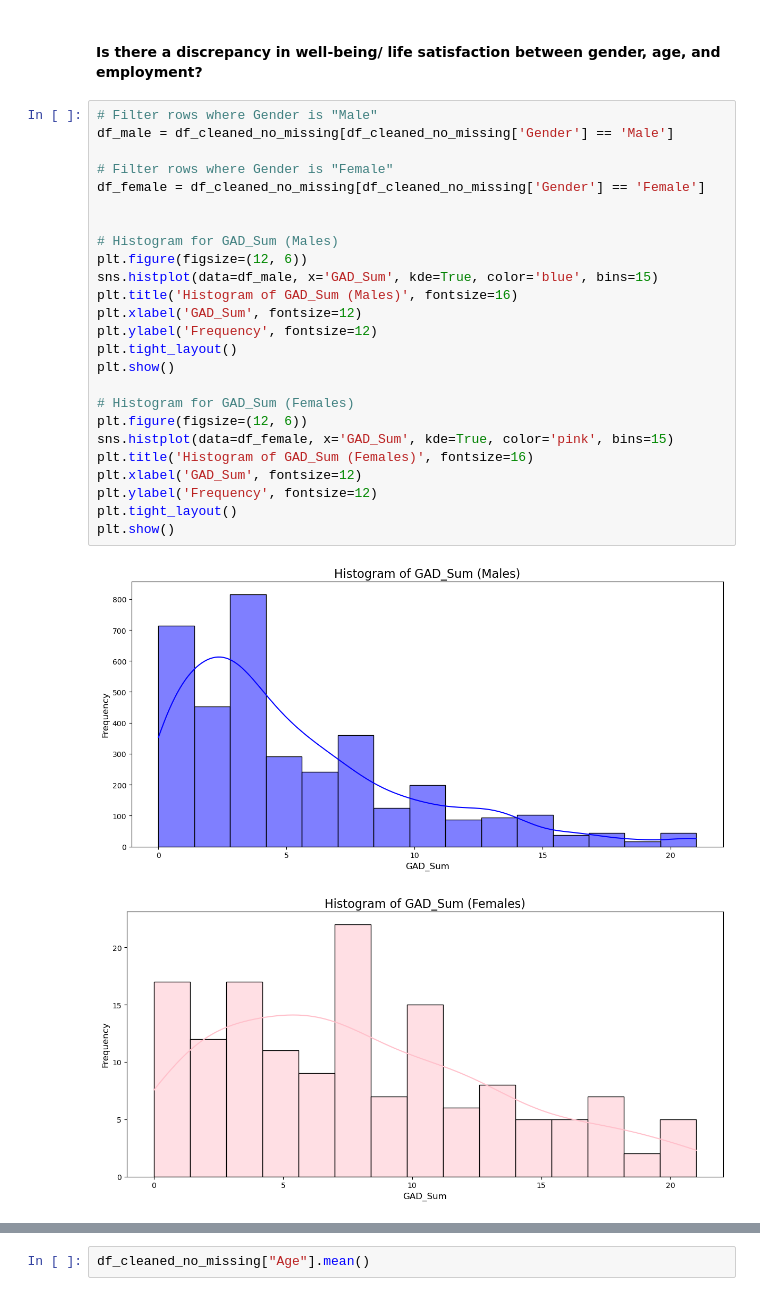
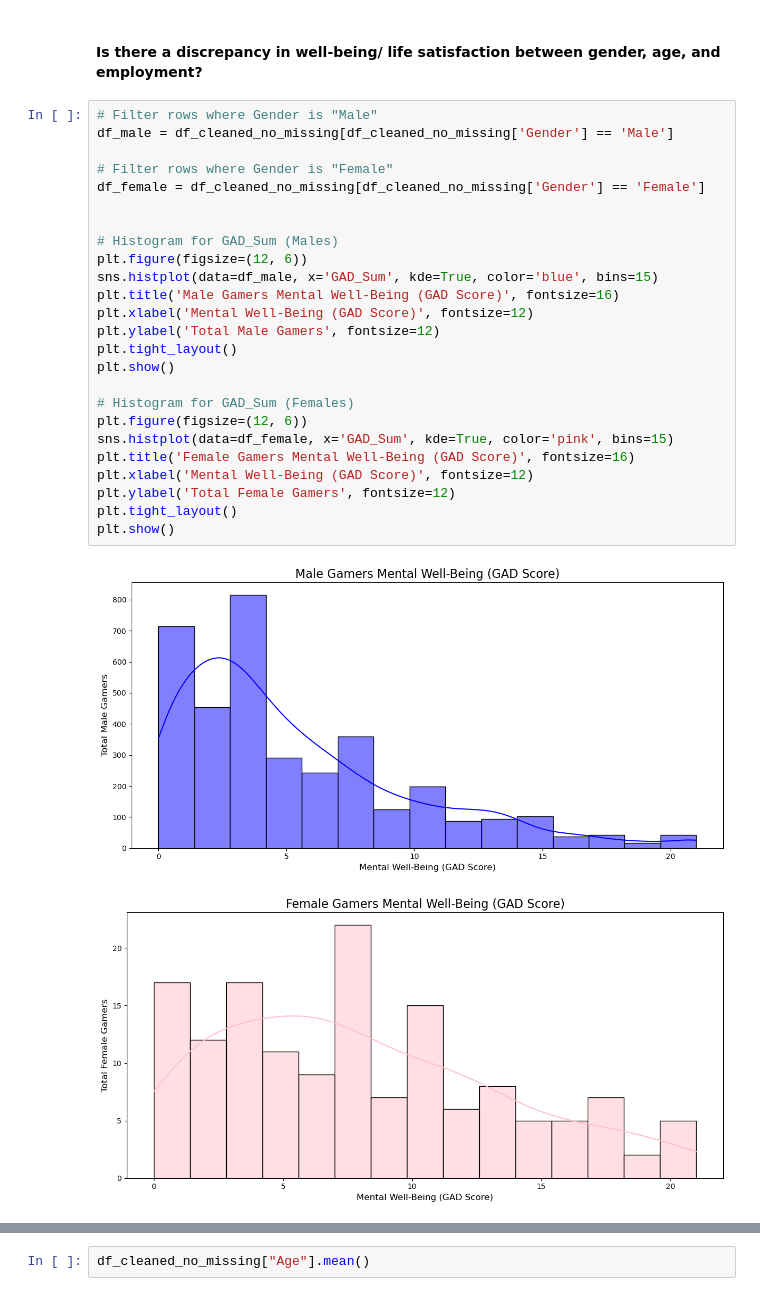
Before and after one commit to lauraleecallahan/Project-1, a Jupyter notebook: Untitled-1.ipynb, the cells around one changed output, grey strips where cells are left out. Drawn from its saved outputs; the diff is of its cells as text.

```diff
--- a/Untitled-1.ipynb
+++ b/Untitled-1.ipynb
@@ -223,28 +223,28 @@ plt.show()
 # %%
 # Filter rows where Gender is "Male"
 df_male = df_cleaned_no_missing[df_cleaned_no_missing['Gender'] == 'Male']
 
 # Filter rows where Gender is "Female"
 df_female = df_cleaned_no_missing[df_cleaned_no_missing['Gender'] == 'Female']
 
 
 # Histogram for GAD_Sum (Males)
 plt.figure(figsize=(12, 6))
 sns.histplot(data=df_male, x='GAD_Sum', kde=True, color='blue', bins=15)
-plt.title('Histogram of GAD_Sum (Males)', fontsize=16)
-plt.xlabel('GAD_Sum', fontsize=12)
-plt.ylabel('Frequency', fontsize=12)
+plt.title('Male Gamers Mental Well-Being (GAD Score)', fontsize=16)
+plt.xlabel('Mental Well-Being (GAD Score)', fontsize=12)
+plt.ylabel('Total Male Gamers', fontsize=12)
 plt.tight_layout()
 plt.show()
 
 # Histogram for GAD_Sum (Females)
 plt.figure(figsize=(12, 6))
 sns.histplot(data=df_female, x='GAD_Sum', kde=True, color='pink', bins=15)
-plt.title('Histogram of GAD_Sum (Females)', fontsize=16)
-plt.xlabel('GAD_Sum', fontsize=12)
-plt.ylabel('Frequency', fontsize=12)
+plt.title('Female Gamers Mental Well-Being (GAD Score)', fontsize=16)
+plt.xlabel('Mental Well-Being (GAD Score)', fontsize=12)
+plt.ylabel('Total Female Gamers', fontsize=12)
 plt.tight_layout()
 plt.show()
 # %% [output]
-[figure, old version]
+[figure, new version]
-[figure, old version]
+[figure, new version]
```
Also changed, not shown: parts of 11 cells of this notebook.
